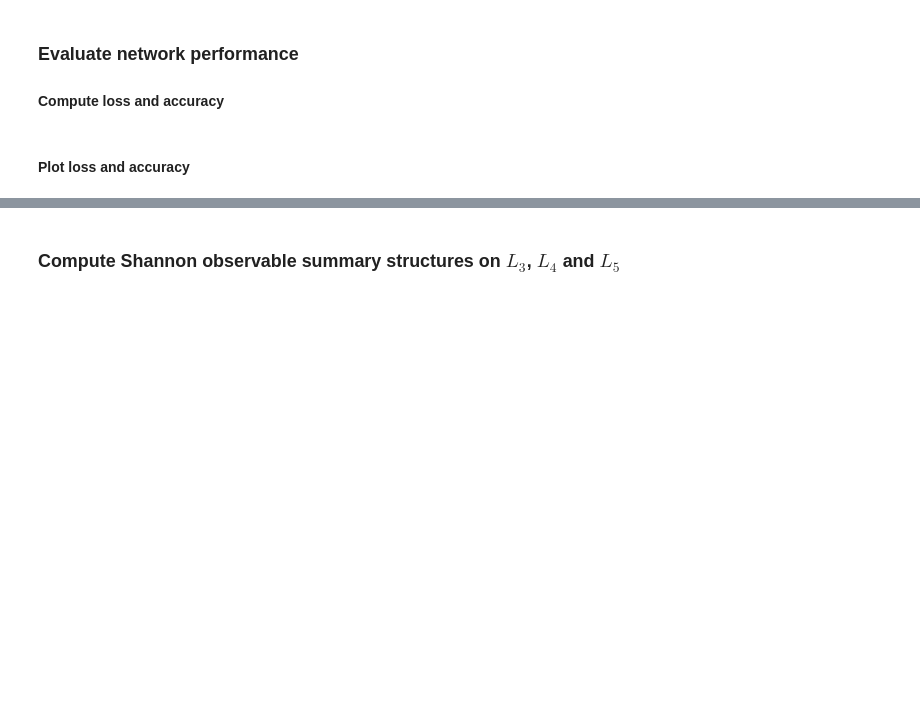
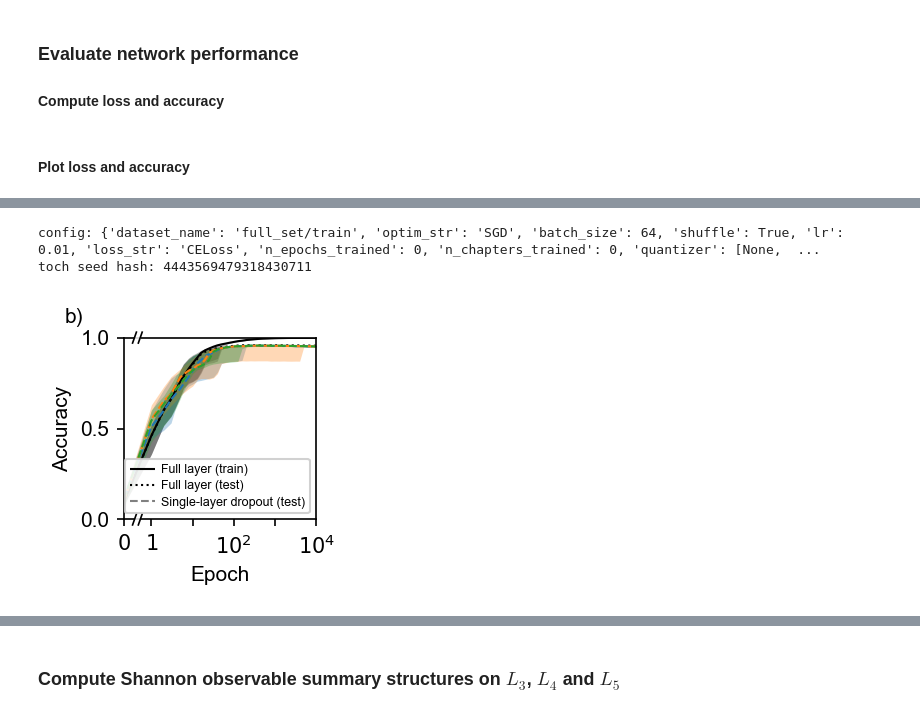
Before and after one commit to Priesemann-Group/nninfo, a Jupyter notebook: shannon_observables_scripts/1_shannon_observables_mnist.ipynb, the cells around one changed output, grey strips where cells are left out. Drawn from its saved outputs; the diff is of its cells as text; code cells hidden in the pictures; blank space fills up the shorter version.

```diff
--- a/shannon_observables_scripts/1_shannon_observables_mnist.ipynb
+++ b/shannon_observables_scripts/1_shannon_observables_mnist.ipynb
@@ -16,3 +22,9 @@ cm = 1/2.54  # centimeters to inches
 
 import nninfo
 from nninfo.plot import format_figure_broken_axis, plot_mean_and_interval
+
+# Match the font of the assembled paper figure (falls back to DejaVu Sans
+# if Arial is unavailable).
+plt.rcParams.update({'font.family': 'sans-serif',
+                     'font.sans-serif': ['Arial', 'Helvetica', 'DejaVu Sans'],
+                     'mathtext.fontset': 'dejavusans'})
@@ -101,15 +157,2 @@ performance_measurement.perform_measurements(run_ids='all', chapter_ids='all', e
 # %% [markdown]
 #### Plot loss and accuracy
-# %%
-# Load performance file
-experiment = nninfo.Experiment.load(experiment_id)
-performance_measurement = nninfo.analysis.PerformanceMeasurement.load(experiment, "performance")
-
-fig, ax = plt.subplots(figsize=(4*cm, 4*cm), dpi=150)
-ax.set_ylim(0, 1)
-twinax = ax.twinx()
-
-# Plot accuracy
-nninfo.plot.plot_loss_accuracy(performance_measurement.results, ax, twinax)
-
-ax.legend(ncol=1, bbox_to_anchor=(1.5, 0.5), loc='center left');
@@ -118,0 +159,58 @@ plt.savefig(f"experiments/exp_{experiment_id}/plots/performance.pdf", bbox_inche
+# %%
+# Figure 3 (b): accuracy of the baseline network together with the per-layer
+# one-neuron dropout conditions (networks trained by
+# 4_shannon_observables_dropout.ipynb).
+# All curves use the stochastic-quantization performance measurement
+# ("performance_stochastic", 8 levels, matching training and the deg_red /
+# deg_vuln measurements).
+# NB: some stored measurement configs carry legacy experiment ids, so the
+# results are read directly instead of via PerformanceMeasurement.load().
+import pandas as pd
+
+# paper labelling: nninfo L4-L6 == paper L3-L5 (the three 5-neuron layers)
+DROPOUT_EXPERIMENTS = {4: "mnist_8levels_onehot_dropout_L4",
+                       5: "mnist_8levels_onehot_dropout_L5",
+                       6: "mnist_8levels_onehot_dropout_L6"}
+
+def accuracy_panel(figsize, fname):
+    fig, ax = plt.subplots(figsize=figsize, dpi=150)
+    format_figure_broken_axis(ax)
+    ax.set_ylim(0, 1)
+    ax.set_yticks([0, 0.5, 1])
+
+    experiment = nninfo.Experiment.load(experiment_id)
+    baseline = pd.read_hdf(experiment.experiment_dir / "performance_stochastic" / "results.h5", "results")
+    baseline = baseline[baseline.epoch_id <= 10_000]
+    plot_mean_and_interval(baseline, ax, x=('epoch_id', ''), y=('full_set/train', 'accuracy'),
+                           color='k', ls='-', lw=1, label='Full layer (train)',
+                           use_median=True, quantile_level=1.)
+    plot_mean_and_interval(baseline, ax, x=('epoch_id', ''), y=('full_set/test', 'accuracy'),
+                           color='k', ls=':', lw=1, label='Full layer (test)',
+                           use_median=True, quantile_level=1.)
+
+# test accuracy of the dropout conditions, colored by the layer that
+# receives dropout (colors as in the architecture sketch)
+    colors = ['tab:blue', 'tab:orange', 'tab:green']
+    for layer, color in zip([4, 5, 6], colors):
+        d = pd.read_hdf(nninfo.Experiment._find_experiment_dir(DROPOUT_EXPERIMENTS[layer])
+                        / "performance_stochastic" / "results.h5", "results")
+        d = d[d.epoch_id <= 10_000]
+        plot_mean_and_interval(d, ax, x=('epoch_id', ''), y=('full_set/test', 'accuracy'),
+                               color=color, ls='--', lw=1,
+                               use_median=True, quantile_level=1.)
+
+    ax.set_xlabel('Epoch')
+    ax.set_ylabel('Accuracy')
+    from matplotlib.lines import Line2D
+    handles, labels = ax.get_legend_handles_labels()
+    handles.append(Line2D([], [], color='gray', ls='--', lw=1))
+    labels.append('Single-layer dropout (test)')
+    ax.legend(handles, labels, loc='lower right', fontsize=6, framealpha=.9,
+              handletextpad=.5, borderpad=.4, labelspacing=.3)
+    ax.text(-0.31, 1.06, 'b)', transform=ax.transAxes, va='bottom', ha='left')
+
+# Save result
+    plt.savefig(f"../experiments/exp_{experiment_id}/plots/{fname}", bbox_inches='tight')
+
+accuracy_panel((4.2*cm, 4*cm), 'feedforward_mnist_accuracy.pdf')
+# %% [output]
@@ -118,0 +220,3 @@ plt.savefig(f"experiments/exp_{experiment_id}/plots/performance.pdf", bbox_inche
+config: {'dataset_name': 'full_set/train', 'optim_str': 'SGD', 'batch_size': 64, 'shuffle': True, 'lr': 0.01, 'loss_str': 'CELoss', 'n_epochs_trained': 0, 'n_chapters_trained': 0, 'quantizer': [None,  ...
+toch seed hash: 4443569479318430711
+[figure, added]
```
Also changed, not shown: parts of 20 cells of this notebook, 4 other files.
